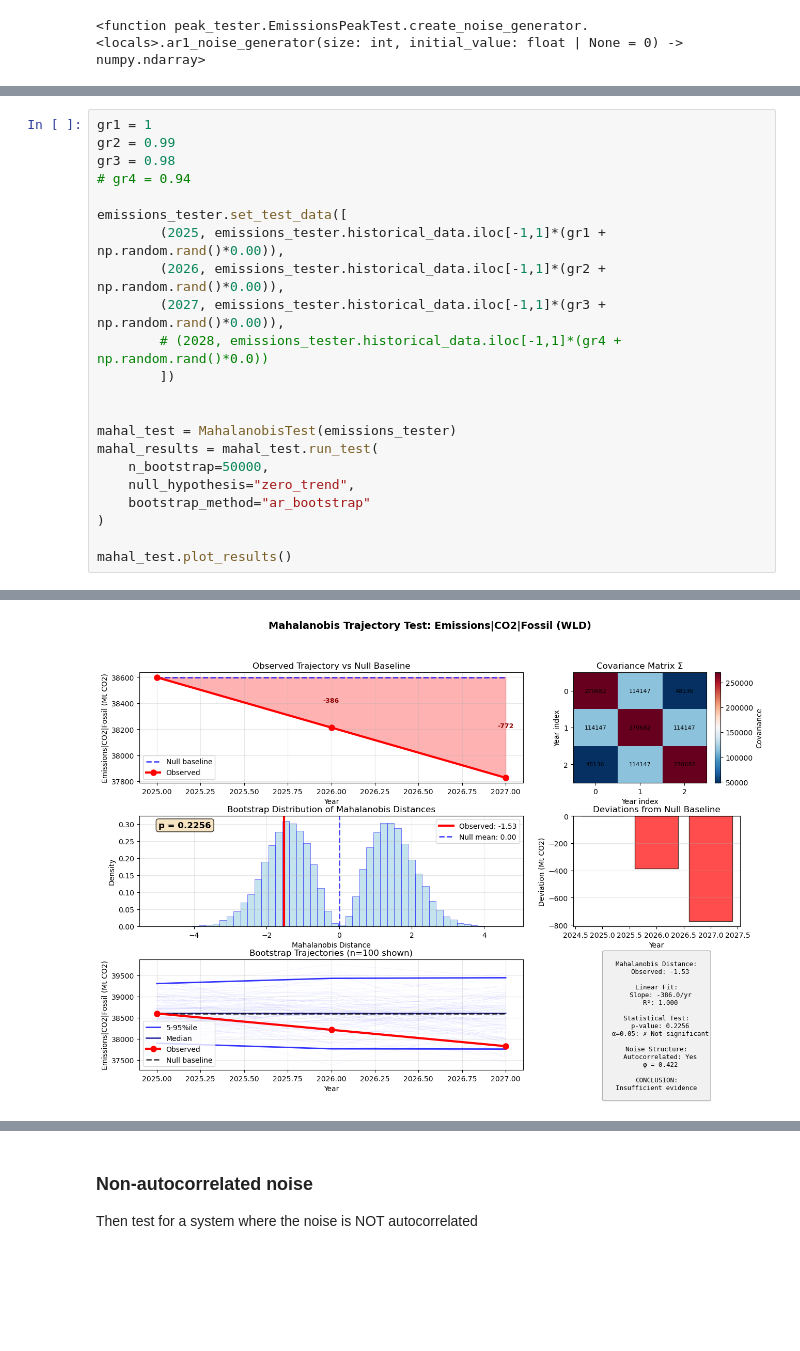
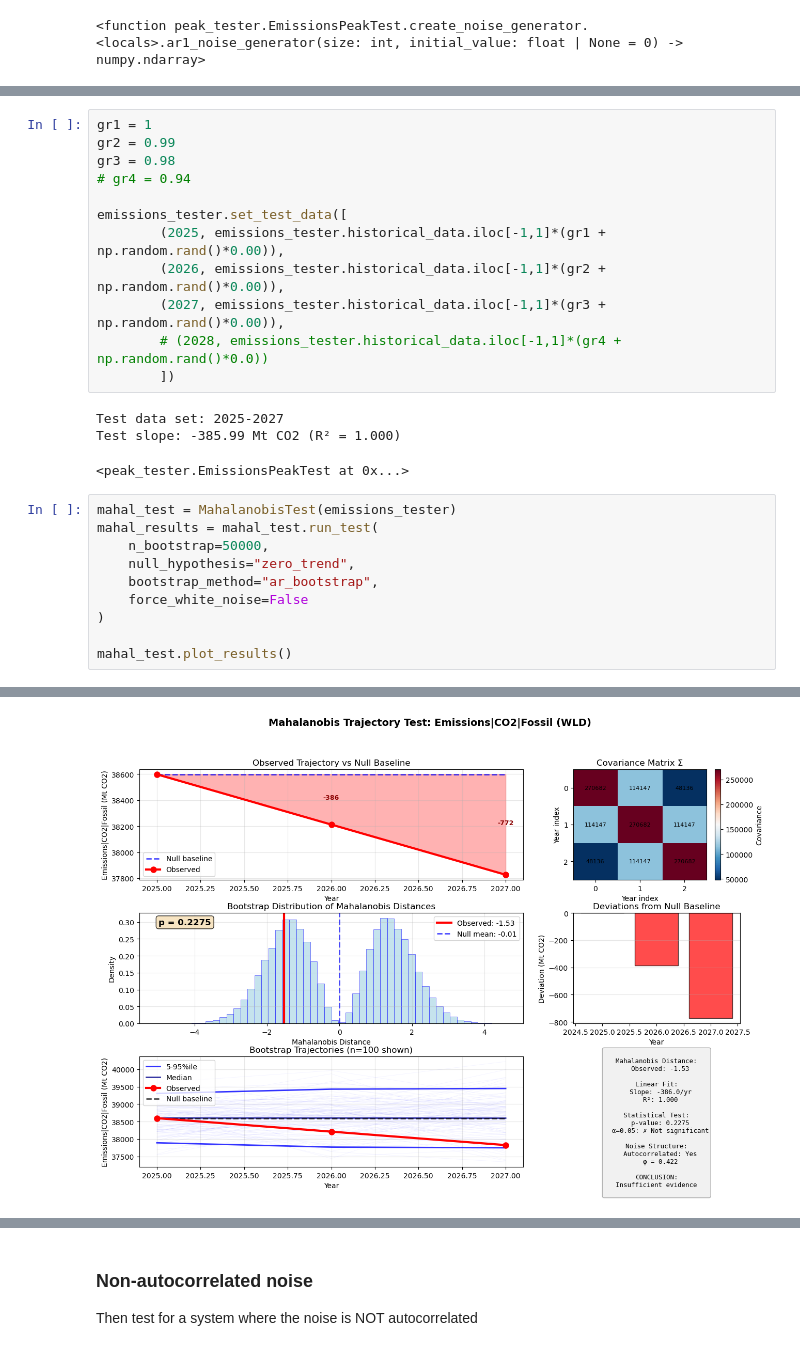
Before and after one commit to nezzag/peaking_test, a Jupyter notebook: notebooks/test_peaker.ipynb, the cells around one changed output, grey strips where cells are left out. Saved outputs shown, nothing was run; the diff lists cells and outputs as text; blank space fills up the shorter version.

Commit message:
Clean run of test_peaker notebook

```diff
--- a/notebooks/test_peaker.ipynb
+++ b/notebooks/test_peaker.ipynb
@@ -306,22 +326,26 @@ Using AR(1) noise generator with φ=0.42, mean=0.000, sigma=471.749
+# %%
+gr1 = 1
+gr2 = 0.99
+gr3 = 0.98
+# gr4 = 0.94
+
+emissions_tester.set_test_data([
+        (2025, emissions_tester.historical_data.iloc[-1,1]*(gr1 + np.random.rand()*0.00)),
+        (2026, emissions_tester.historical_data.iloc[-1,1]*(gr2 + np.random.rand()*0.00)),
+        (2027, emissions_tester.historical_data.iloc[-1,1]*(gr3 + np.random.rand()*0.00)),
+        # (2028, emissions_tester.historical_data.iloc[-1,1]*(gr4 + np.random.rand()*0.0))
+        ])
+# %% [output]
+Test data set: 2025-2027
+Test slope: -385.99 Mt CO2 (R² = 1.000)
+<peak_tester.EmissionsPeakTest at 0x...>
 # %%
-gr1 = 1
-gr2 = 0.99
-gr3 = 0.98
-# gr4 = 0.94
-
-emissions_tester.set_test_data([
-        (2025, emissions_tester.historical_data.iloc[-1,1]*(gr1 + np.random.rand()*0.00)),
-        (2026, emissions_tester.historical_data.iloc[-1,1]*(gr2 + np.random.rand()*0.00)),
-        (2027, emissions_tester.historical_data.iloc[-1,1]*(gr3 + np.random.rand()*0.00)),
-        # (2028, emissions_tester.historical_data.iloc[-1,1]*(gr4 + np.random.rand()*0.0))
-        ])
-
-
 mahal_test = MahalanobisTest(emissions_tester)
 mahal_results = mahal_test.run_test(
     n_bootstrap=50000,
     null_hypothesis="zero_trend",
-    bootstrap_method="ar_bootstrap"
+    bootstrap_method="ar_bootstrap",
+    force_white_noise=False
 )
 
 mahal_test.plot_results()
@@ -346 +370 @@ Results:
-[figure, old version]
+[figure, new version]
```
Also changed, not shown: parts of 25 cells of this notebook.
